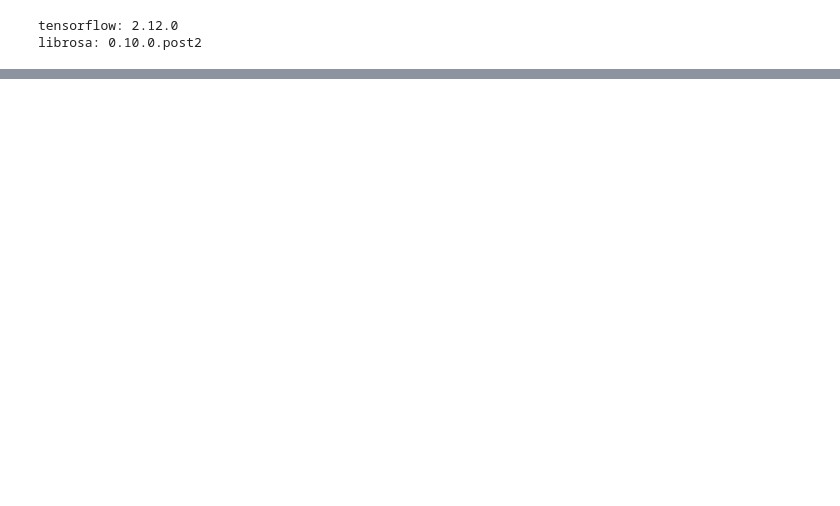
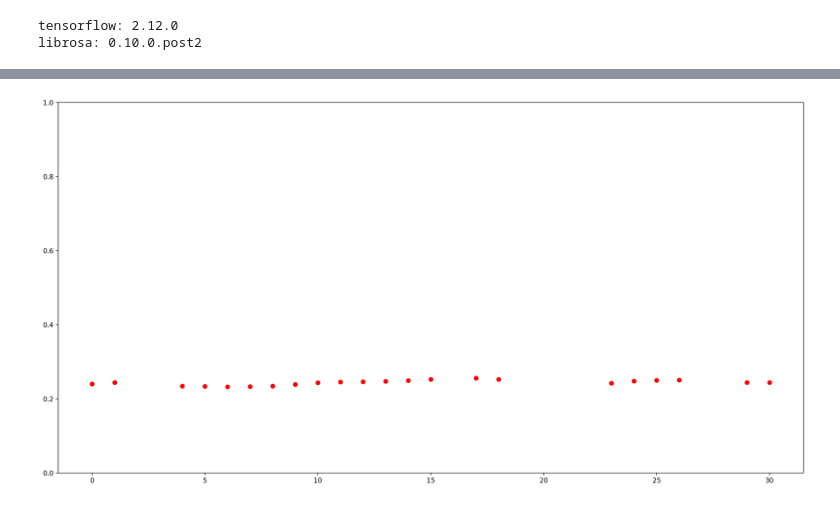
Before and after one commit to santoshrsarangi/tensorflow, a Jupyter notebook: new/Pitch_Detection.ipynb, the cells around one changed output, grey strips where cells are left out. Saved outputs shown, nothing was run; the diff lists cells and outputs as text; code cells hidden in the pictures; blank space fills up the shorter version.

```diff
--- a/new/Pitch_Detection.ipynb
+++ b/new/Pitch_Detection.ipynb
@@ -72,0 +203,18 @@ librosa: 0.10.0.post2
+# %%
+confidence_outputs = list(confidence_outputs)
+pitch_outputs = [ float(x) for x in pitch_outputs]
+
+indices = range(len (pitch_outputs))
+confident_pitch_outputs = [ (i,p)
+  for i, p, c in zip(indices, pitch_outputs, confidence_outputs) if  c >= 0.9  ]
+confident_pitch_outputs_x, confident_pitch_outputs_y = zip(*confident_pitch_outputs)
+
+fig, ax = plt.subplots()
+fig.set_size_inches(20, 10)
+ax.set_ylim([0, 1])
+plt.scatter(confident_pitch_outputs_x, confident_pitch_outputs_y, )
+plt.scatter(confident_pitch_outputs_x, confident_pitch_outputs_y, c="r")
+
+plt.show()
+# %% [output]
+[figure, added]
```
Also changed, not shown: parts of 24 cells of this notebook.
